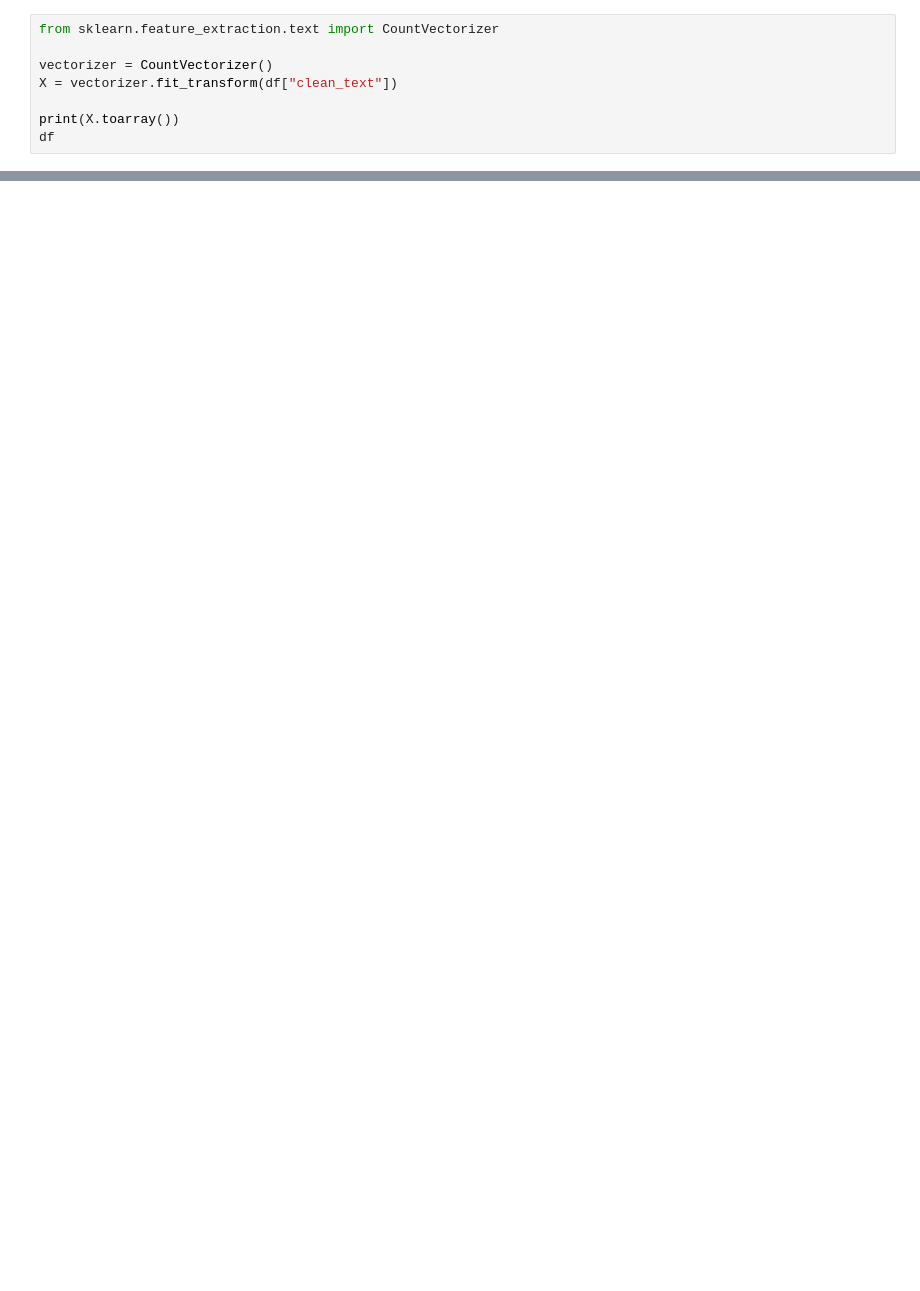
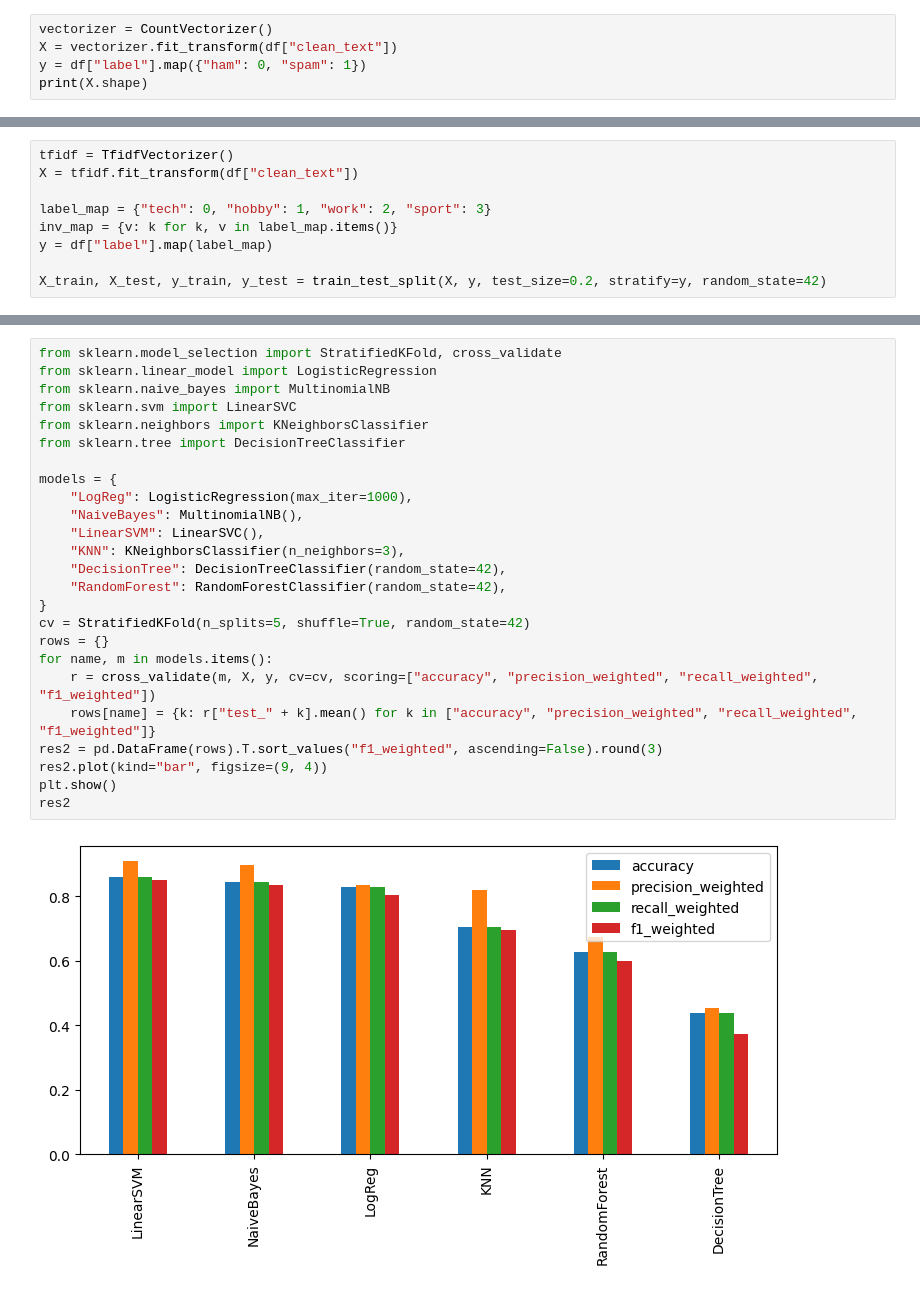
Before and after one commit to nnLinear/tp-s9, a Jupyter notebook: NLP/TP3.ipynb, the cells around one changed output, grey strips where cells are left out. Saved outputs shown, nothing was run; the diff lists cells and outputs as text; blank space fills up the shorter version.

```diff
--- a/NLP/TP3.ipynb
+++ b/NLP/TP3.ipynb
@@ -69,9 +85,6 @@ df["clean_text"] = df["text"].apply(preprocess_text)
 # %%
-from sklearn.feature_extraction.text import CountVectorizer
-
 vectorizer = CountVectorizer()
 X = vectorizer.fit_transform(df["clean_text"])
-
-print(X.toarray())
-df
+y = df["label"].map({"ham": 0, "spam": 1})
+print(X.shape)
 # %% [output]
@@ -134,0 +317,9 @@ Average Validation Accuracy: 0.6667
+# %%
+tfidf = TfidfVectorizer()
+X = tfidf.fit_transform(df["clean_text"])
+
+label_map = {"tech": 0, "hobby": 1, "work": 2, "sport": 3}
+inv_map = {v: k for k, v in label_map.items()}
+y = df["label"].map(label_map)
+
+X_train, X_test, y_train, y_test = train_test_split(X, y, test_size=0.2, stratify=y, random_state=42)
@@ -134,0 +371,27 @@ Average Validation Accuracy: 0.6667
+# %%
+from sklearn.model_selection import StratifiedKFold, cross_validate
+from sklearn.linear_model import LogisticRegression
+from sklearn.naive_bayes import MultinomialNB
+from sklearn.svm import LinearSVC
+from sklearn.neighbors import KNeighborsClassifier
+from sklearn.tree import DecisionTreeClassifier
+
+models = {
+    "LogReg": LogisticRegression(max_iter=1000),
+    "NaiveBayes": MultinomialNB(),
+    "LinearSVM": LinearSVC(),
+    "KNN": KNeighborsClassifier(n_neighbors=3),
+    "DecisionTree": DecisionTreeClassifier(random_state=42),
+    "RandomForest": RandomForestClassifier(random_state=42),
+}
+cv = StratifiedKFold(n_splits=5, shuffle=True, random_state=42)
+rows = {}
+for name, m in models.items():
+    r = cross_validate(m, X, y, cv=cv, scoring=["accuracy", "precision_weighted", "recall_weighted", "f1_weighted"])
+    rows[name] = {k: r["test_" + k].mean() for k in ["accuracy", "precision_weighted", "recall_weighted", "f1_weighted"]}
+res2 = pd.DataFrame(rows).T.sort_values("f1_weighted", ascending=False).round(3)
+res2.plot(kind="bar", figsize=(9, 4))
+plt.show()
+res2
+# %% [output]
+[figure, added]
```
Also changed, not shown: parts of 26 cells of this notebook, 1 other file.
